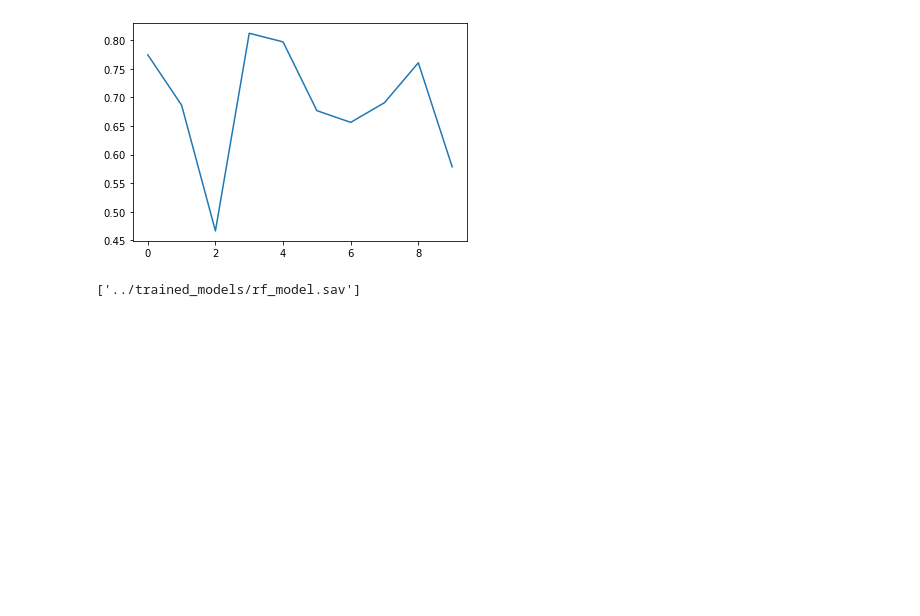
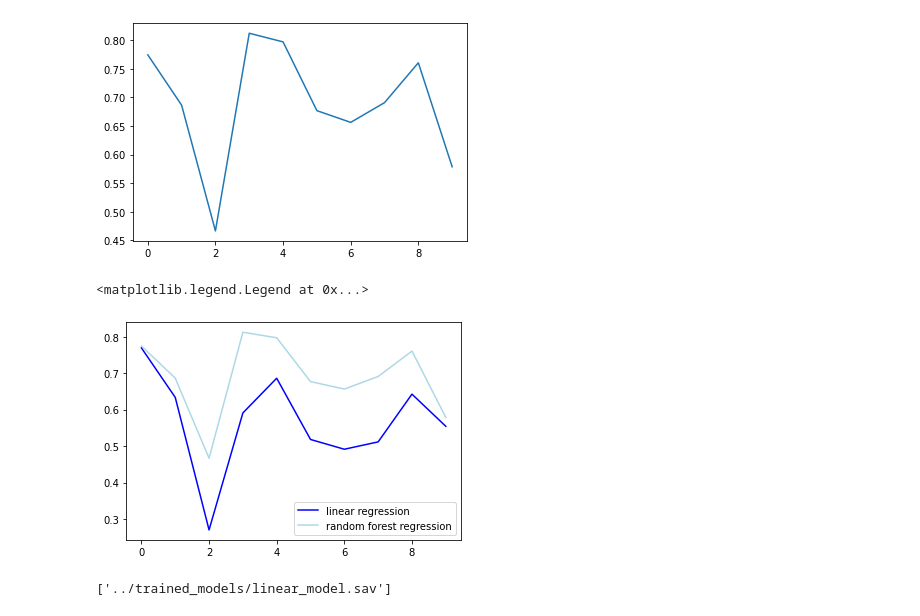
Before and after one commit to MatRom-coder/Real_estate, a Jupyter notebook: analyses/model_selection.ipynb, the cells around one changed output. Cells and saved outputs as stored; diff of their text form; code cells hidden in the pictures; blank space fills up the shorter version.

```diff
--- a/analyses/model_selection.ipynb
+++ b/analyses/model_selection.ipynb
@@ -159,8 +194,17 @@ plt.plot(r2_scores)
 # %% [output]
 [<matplotlib.lines.Line2D at 0x...>]
 [figure]
+# %%
+plt.plot(lin_r2_scores, color = "blue", label = "linear regression")
+plt.plot(r2_scores, color = "lightblue", label = "random forest regression")
+plt.legend()
+# %% [output]
+<matplotlib.legend.Legend at 0x...>
+[figure, added]
 # %%
 filename = '../trained_models/rf_model.sav'
 joblib.dump(rf_models[500], filename)
+filename = '../trained_models/linear_model.sav'
+joblib.dump(lin_reg_model, filename)
 # %% [output]
-['../trained_models/rf_model.sav']
+['../trained_models/linear_model.sav']
```
Also changed, not shown: parts of 6 cells of this notebook, 2 other files.
